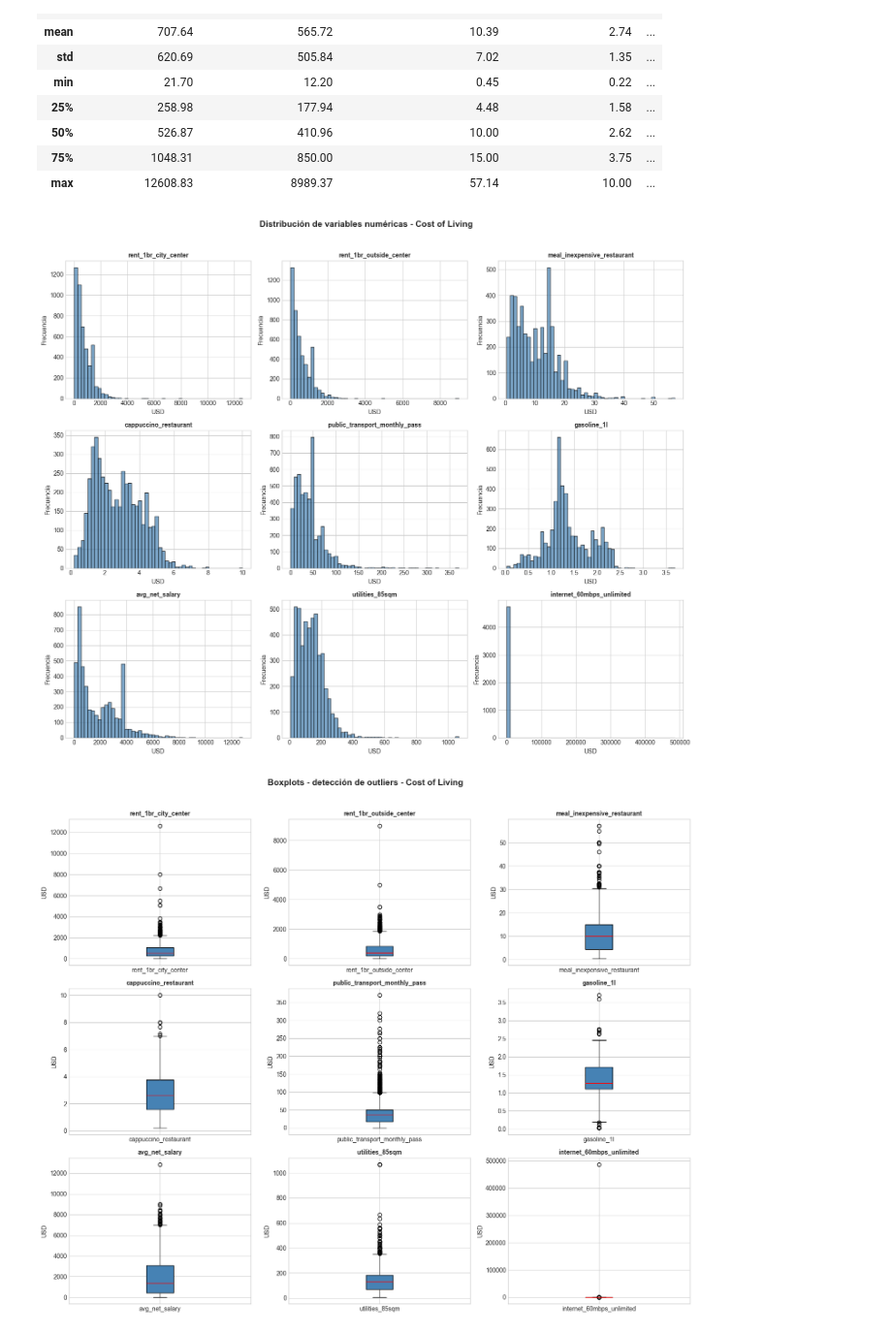
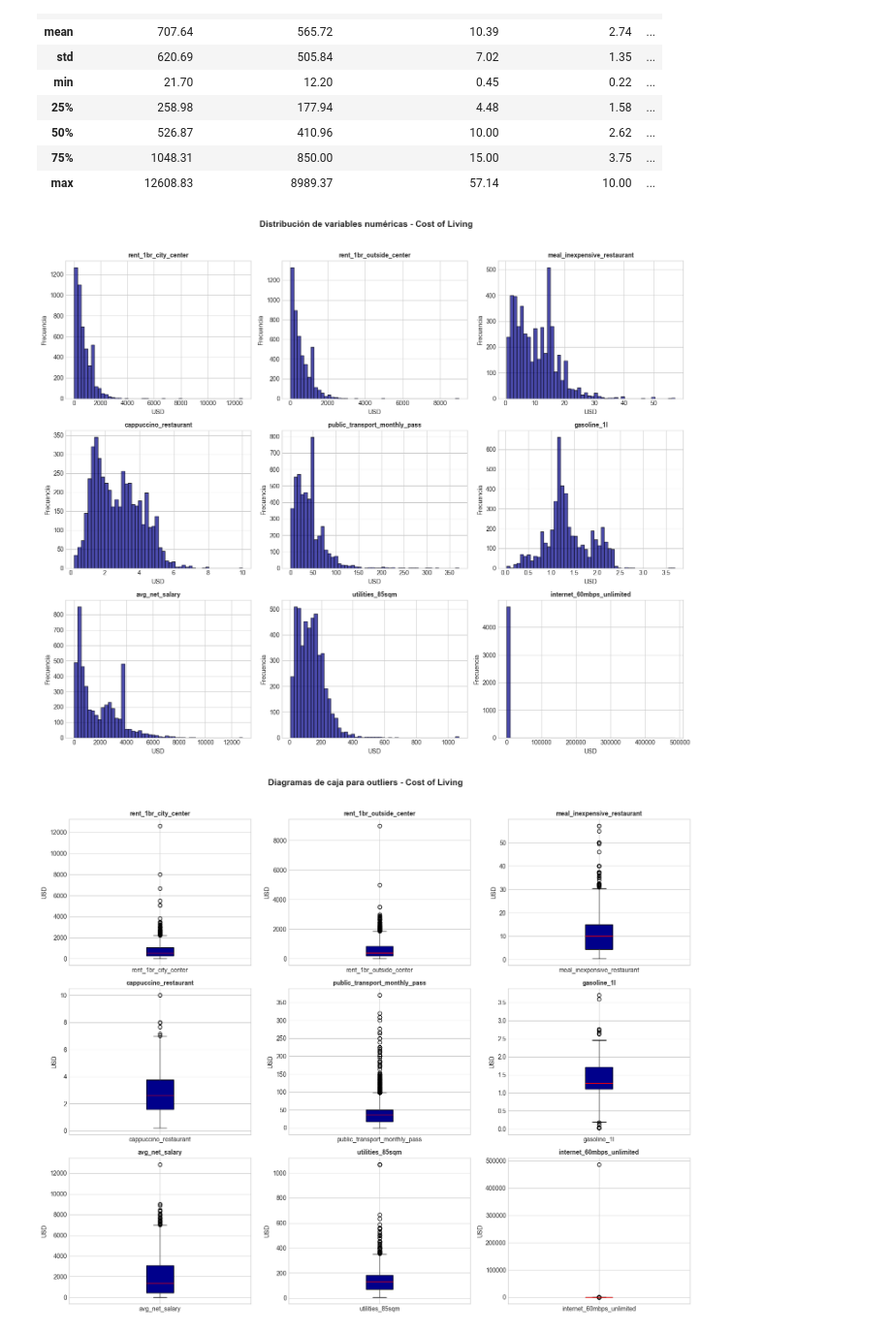
Before and after one commit to danielaaguirrej55-source/EDA-Nomadismo-Digital, a Jupyter notebook: src/notebooks/EDA-univariante_juanfcia_draft.ipynb, the cells around one changed output. Shown at 97% size. Cells and saved outputs as stored; diff of their text form; code cells hidden in the pictures.

```diff
--- a/src/notebooks/EDA-univariante_juanfcia_draft.ipynb
+++ b/src/notebooks/EDA-univariante_juanfcia_draft.ipynb
@@ -211,35 +211,35 @@ Valores estadísticos descriptivos de las variables originales de Cost of Living
 
 fig, axes = plt.subplots(3, 3, figsize=(15, 12))
 axes = axes.flatten()
 
 for i, var in enumerate(vars_list):
     ax = axes[i]
-    df_cost[var].hist(bins=50, ax=ax, color='steelblue', edgecolor='black', alpha=0.7)
+    df_cost[var].hist(bins=50, ax=ax, color='darkblue', edgecolor='black', alpha=0.7)
     ax.set_title(var, fontsize=10, fontweight='bold')
     ax.set_xlabel('USD')
     ax.set_ylabel('Frecuencia')
 
 plt.suptitle('Distribución de variables numéricas - Cost of Living', fontsize=14, fontweight='bold', y=1.02)
 plt.tight_layout()
 plt.show()
 
 # Mostramos los diagramas de caja para ver outliers en las mismas variables
 
 fig, axes = plt.subplots(3, 3, figsize=(15, 12))
 axes = axes.flatten()
 
 for i, var in enumerate(vars_list):
     ax = axes[i]
     df_cost.boxplot(column=var, ax=ax,
                     patch_artist=True,
-                    boxprops=dict(facecolor='steelblue', color='black'),
+                    boxprops=dict(facecolor='darkblue', color='black'),
                     medianprops=dict(color='red'))
     ax.set_title(var, fontsize=10, fontweight='bold')
     ax.set_ylabel('USD')
 
-plt.suptitle('Boxplots - detección de outliers - Cost of Living', fontsize=14, fontweight='bold', y=1.02)
+plt.suptitle('Diagramas de caja para outliers - Cost of Living', fontsize=14, fontweight='bold', y=1.02)
 plt.tight_layout()
 plt.show()
 # %% [output]
-[figure, old version]
+[figure, new version]
-[figure, old version]
+[figure, new version]
```
Also changed, not shown: parts of 3 cells of this notebook.
